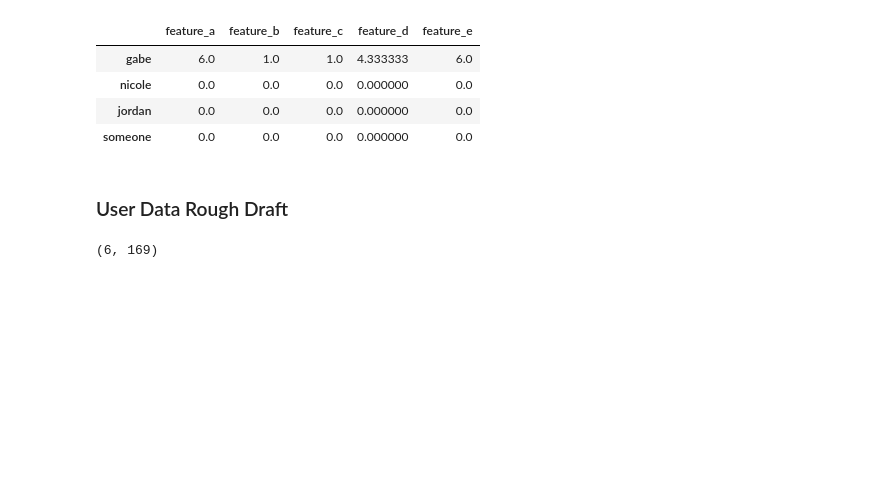
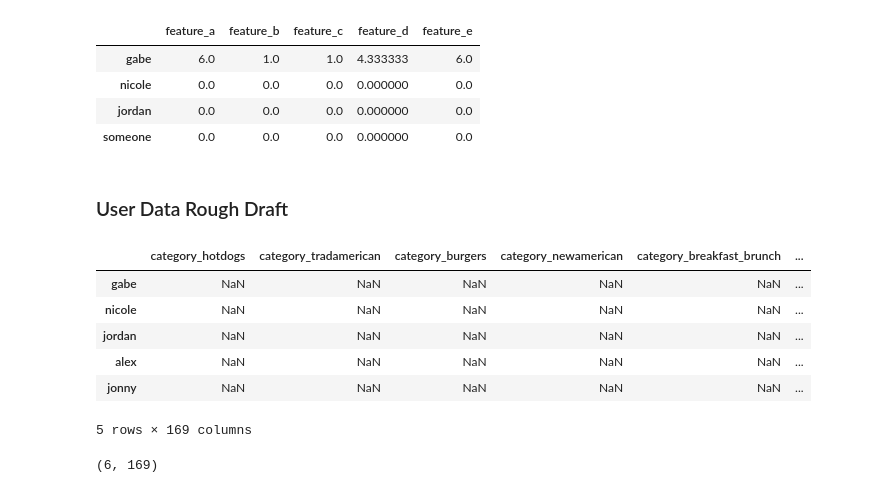
Before and after one commit to Gnishimura/We_Eat, a Jupyter notebook: new_db.ipynb, the cells around one changed output. Drawn from its saved outputs; the diff is of its cells as text; code cells hidden in the pictures; blank space fills up the shorter version.

```diff
--- a/new_db.ipynb
+++ b/new_db.ipynb
@@ -504,3 +507,13 @@ U.drop(columns='alias', inplace=True)
+# %%
+U.head()
+# %% [output]
+|  | category_hotdogs | category_tradamerican | category_burgers | category_newamerican | category_breakfast_brunch | ... |
+| gabe | NaN | NaN | NaN | NaN | NaN | ... |
+| nicole | NaN | NaN | NaN | NaN | NaN | ... |
+| jordan | NaN | NaN | NaN | NaN | NaN | ... |
+| alex | NaN | NaN | NaN | NaN | NaN | ... |
+| jonny | NaN | NaN | NaN | NaN | NaN | ... |
+5 rows × 169 columns
 # %%
 update_user_ratings(user='gabe', user_matrix=U, restaurant_matrix=V, user_ratings_dict=gabe_picture_ratings)
 # %%
```
Also changed, not shown: parts of 30 cells of this notebook, 1 other file.
